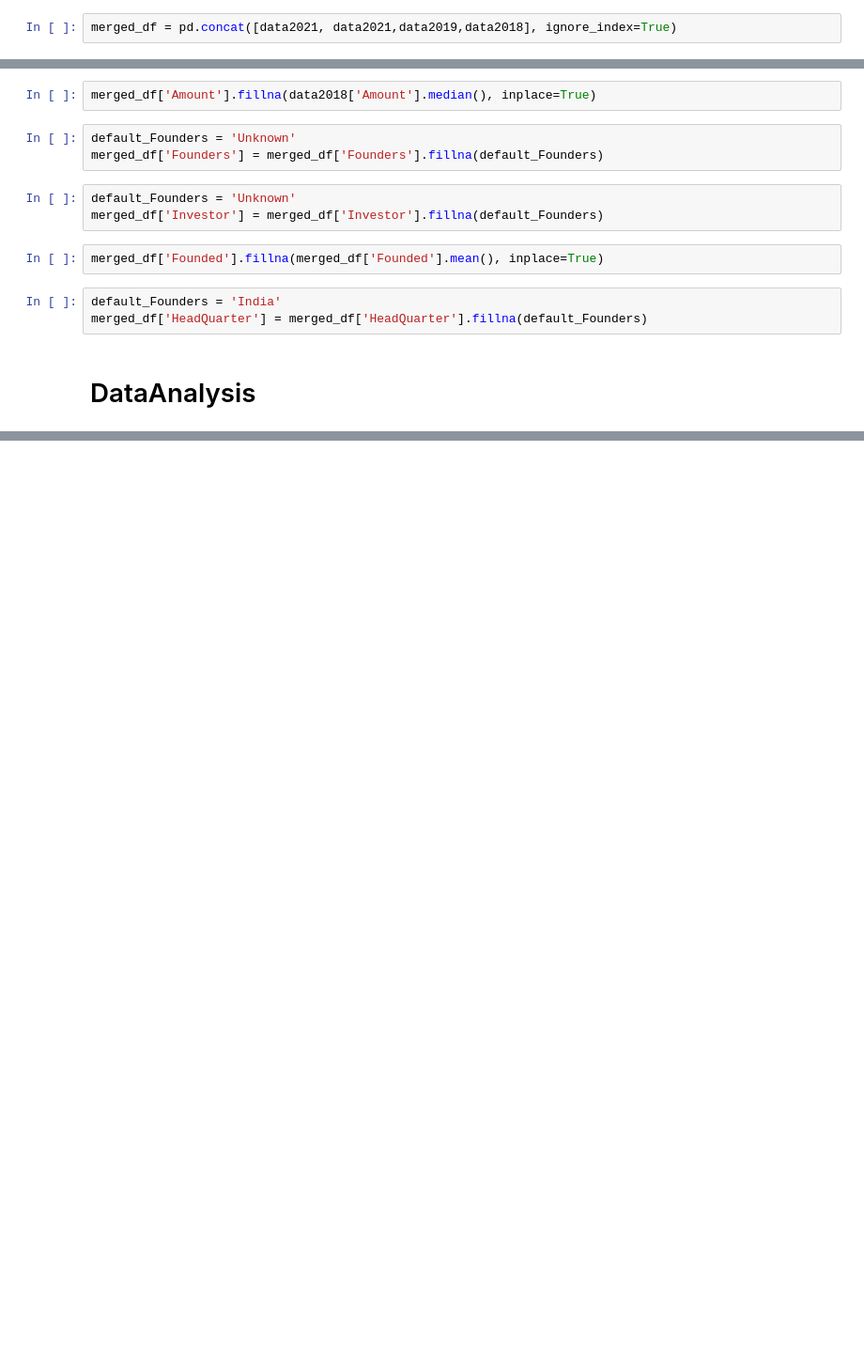
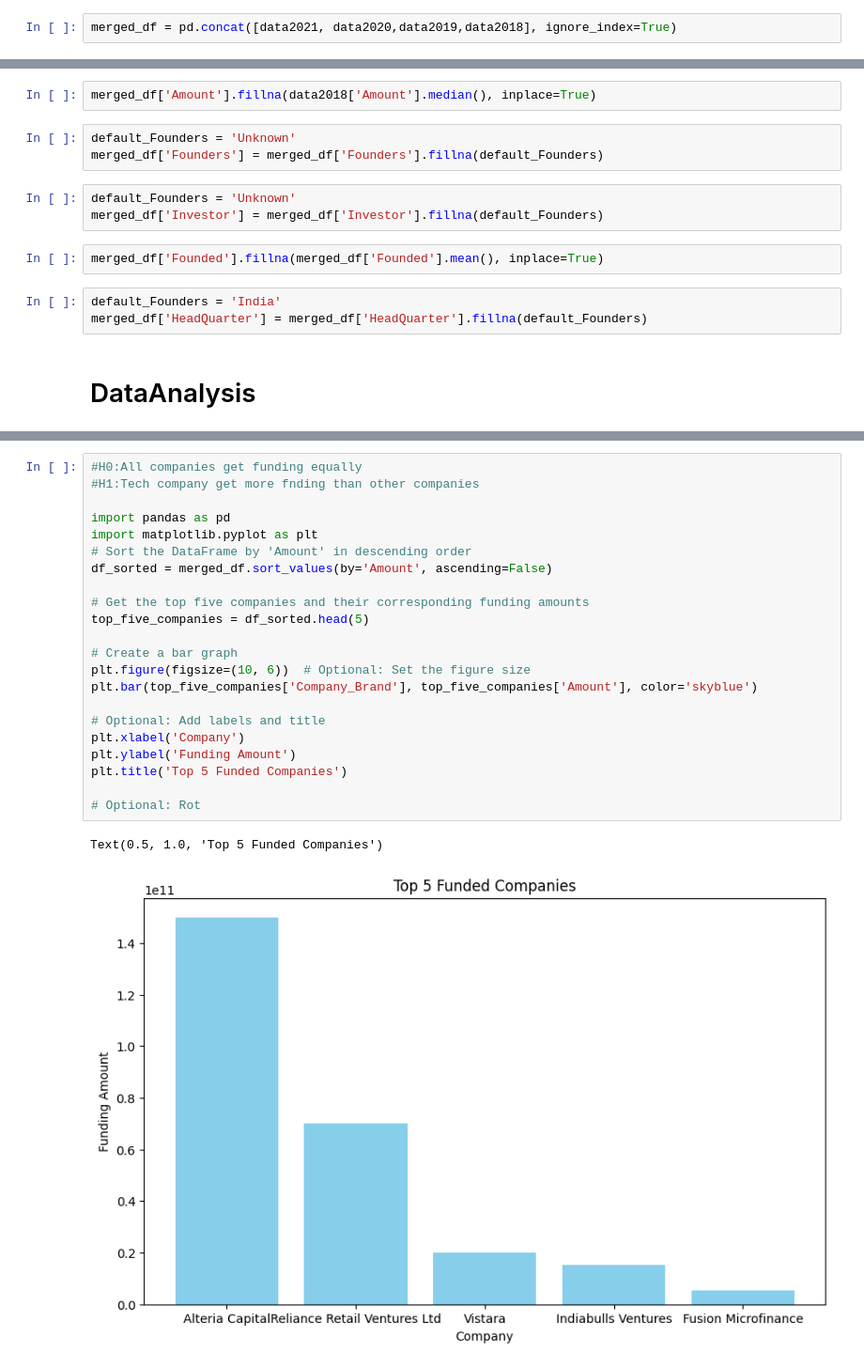
Before and after one commit to Keganwealths/LP1, a Jupyter notebook: DataAnalysis.ipynb, the cells around one changed output, grey strips where cells are left out. Shown at 94% size. Saved outputs shown, nothing was run; the diff lists cells and outputs as text; blank space fills up the shorter version.

Commit message:
Finish Visualization

```diff
--- a/DataAnalysis.ipynb
+++ b/DataAnalysis.ipynb
@@ -618,7 +617,7 @@ data2021
 # %%
 data2021.drop('inplace', axis=1, inplace=True)
 # %%
-merged_df = pd.concat([data2021, data2021,data2019,data2018], ignore_index=True)
+merged_df = pd.concat([data2021, data2020,data2019,data2018], ignore_index=True)
 # %%
 merged_df
 # %% [output]
@@ -682,0 +701,25 @@ merged_df['HeadQuarter'] = merged_df['HeadQuarter'].fillna(default_Founders)
+# %%
+#H0:All companies get funding equally
+#H1:Tech company get more fnding than other companies
+
+import pandas as pd
+import matplotlib.pyplot as plt
+# Sort the DataFrame by 'Amount' in descending order
+df_sorted = merged_df.sort_values(by='Amount', ascending=False)
+
+# Get the top five companies and their corresponding funding amounts
+top_five_companies = df_sorted.head(5)
+
+# Create a bar graph
+plt.figure(figsize=(10, 6))  # Optional: Set the figure size
+plt.bar(top_five_companies['Company_Brand'], top_five_companies['Amount'], color='skyblue')
+
+# Optional: Add labels and title
+plt.xlabel('Company')
+plt.ylabel('Funding Amount')
+plt.title('Top 5 Funded Companies')
+
+# Optional: Rot
+# %% [output]
+Text(0.5, 1.0, 'Top 5 Funded Companies')
+[figure, added]
```
Also changed, not shown: parts of 13 cells of this notebook.
